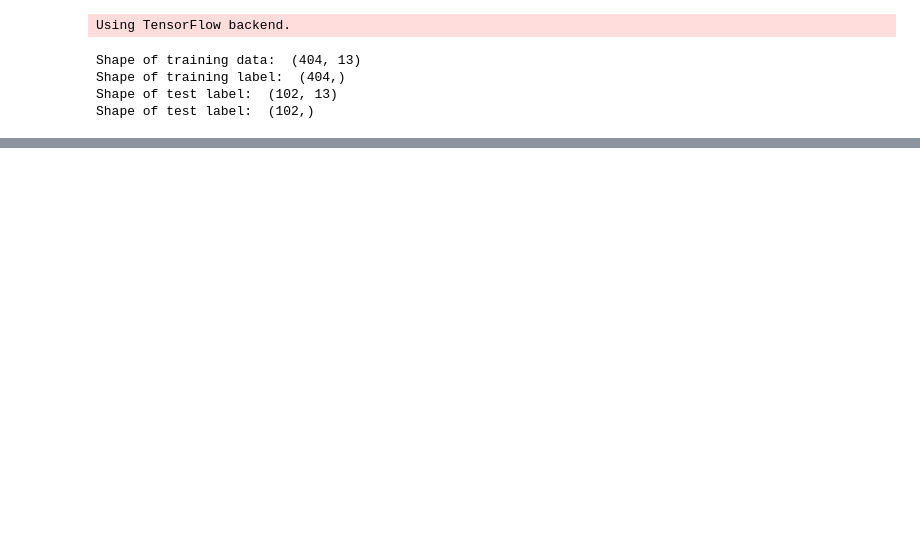
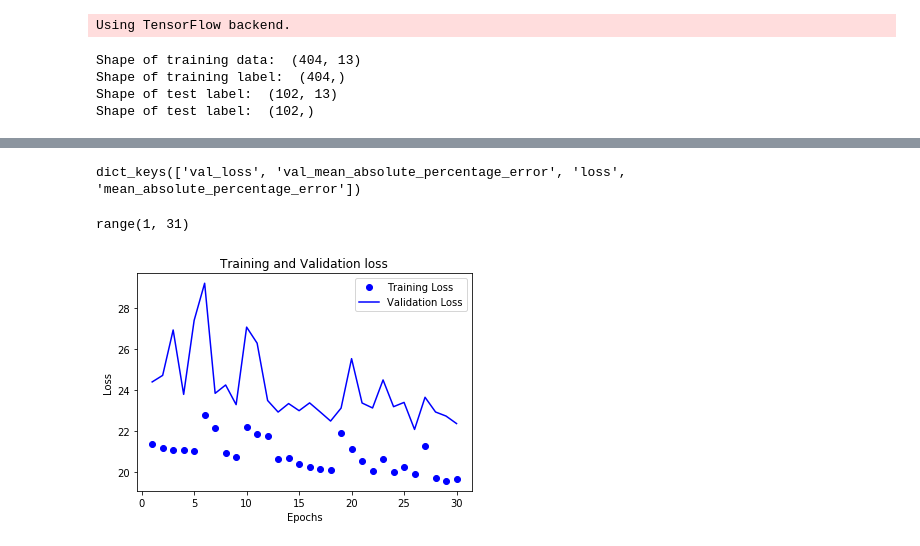
Before and after one commit to Iswaqasahmed/keras, a Jupyter notebook: Boston House prices prediction/boston house price.ipynb, the cells around one changed output, grey strips where cells are left out. Saved outputs shown, nothing was run; the diff lists cells and outputs as text; code cells hidden in the pictures; blank space fills up the shorter version.

Commit message:
ploted validation loss and training loss

```diff
--- a/Boston House prices prediction/boston house price.ipynb
+++ b/Boston House prices prediction/boston house price.ipynb
@@ -239,6 +244,6 @@ Epoch 100/100
 <keras.callbacks.callbacks.History at 0x...>
 # %%
-model.fit(x_train,y_train,batch_size=32,epochs=135,validation_data=(x_val,y_val))
+history = model.fit(x_train,y_train,batch_size=32,epochs=135,validation_data=(x_val,y_val))
 # %% [output]
 Train on 404 samples, validate on 104 samples
 Epoch 1/135
@@ -260,0 +295,6 @@ Epoch 135/135
+# %%
+history_dict = history.history
+# %%
+history_dict.keys()
+# %% [output]
+dict_keys(['val_loss', 'val_mean_absolute_percentage_error', 'loss', 'mean_absolute_percentage_error'])
@@ -260,0 +303,19 @@ Epoch 135/135
+# %%
+import matplotlib.pyplot as plt
+loss_value = history_dict['loss']
+val_loss_values = history_dict['val_loss']
+# %%
+epochs = range(1,len('mean_absolute_percentage_error')+1)
+epochs
+# %% [output]
+range(1, 31)
+# %%
+plt.plot(epochs,loss_value[:30],'bo',label='Training Loss')
+plt.plot(epochs,val_loss_values[:30],'b',label='Validation Loss')
+plt.title('Training and Validation loss')
+plt.xlabel('Epochs')
+plt.ylabel('Loss')
+plt.legend()
+plt.show()
+# %% [output]
+[figure, added]
```
Also changed, not shown: parts of 16 cells of this notebook.
